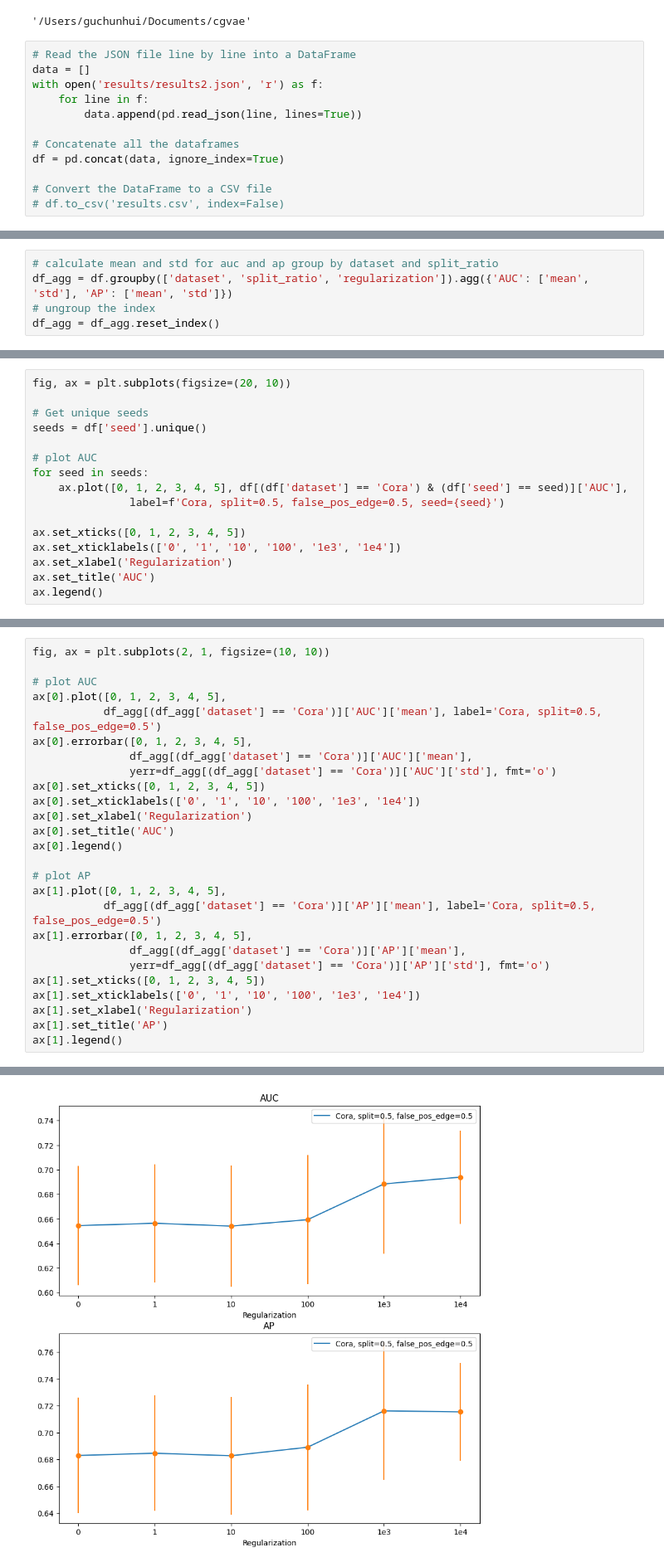
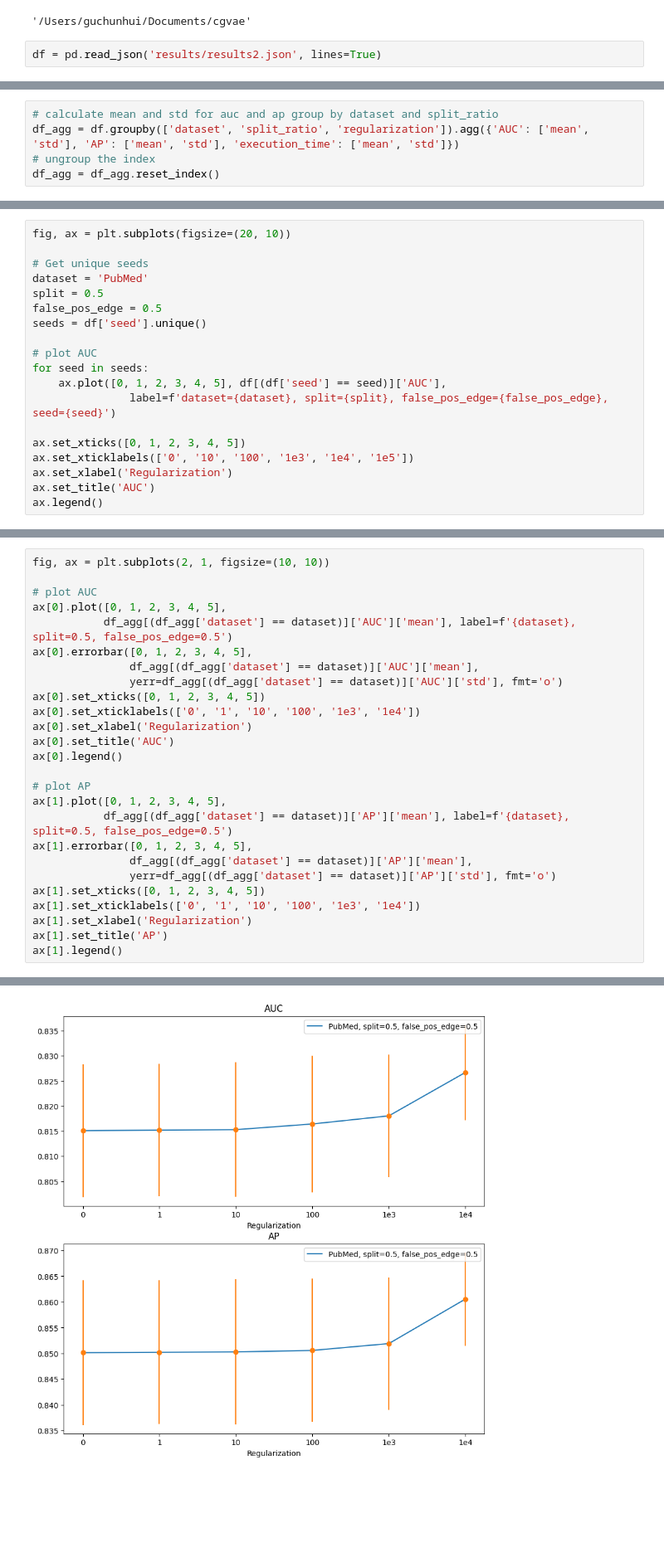
Before and after one commit to FDUguchunhui/latent-space-constraint-GNN, a Jupyter notebook: notebook/analysis/aggregation.ipynb, the cells around one changed output, grey strips where cells are left out. Shown at 83% size. Cells and saved outputs as stored; diff of their text form; blank space fills up the shorter version.

```diff
--- a/notebook/analysis/aggregation.ipynb
+++ b/notebook/analysis/aggregation.ipynb
@@ -10,18 +10,8 @@ import matplotlib.pyplot as plt
 # %% [output]
 /Users/guchunhui/Documents/cgvae
 '/Users/guchunhui/Documents/cgvae'
-# %%
-# Read the JSON file line by line into a DataFrame
-data = []
-with open('results/results2.json', 'r') as f:
-    for line in f:
-        data.append(pd.read_json(line, lines=True))
-
-# Concatenate all the dataframes
-df = pd.concat(data, ignore_index=True)
-
-# Convert the DataFrame to a CSV file
-# df.to_csv('results.csv', index=False)
+# %%
+df = pd.read_json('results/results2.json', lines=True)
 # %%
 df
 
@@ -48,6 +38,6 @@ df
 # %%
 # calculate mean and std for auc and ap group by dataset and split_ratio
-df_agg = df.groupby(['dataset', 'split_ratio', 'regularization']).agg({'AUC': ['mean', 'std'], 'AP': ['mean', 'std']})
+df_agg = df.groupby(['dataset', 'split_ratio', 'regularization']).agg({'AUC': ['mean', 'std'], 'AP': ['mean', 'std'], 'execution_time': ['mean', 'std']})
 # ungroup the index
 df_agg = df_agg.reset_index()
 # %%
@@ -67,15 +57,18 @@ df_agg[df_agg['dataset'] == 'Cora'].sort_values(by=['split_ratio', 'regularizati
 fig, ax = plt.subplots(figsize=(20, 10))
 
 # Get unique seeds
+dataset = 'PubMed'
+split = 0.5
+false_pos_edge = 0.5
 seeds = df['seed'].unique()
 
 # plot AUC
 for seed in seeds:
-    ax.plot([0, 1, 2, 3, 4, 5], df[(df['dataset'] == 'Cora') & (df['seed'] == seed)]['AUC'],
-               label=f'Cora, split=0.5, false_pos_edge=0.5, seed={seed}')
+    ax.plot([0, 1, 2, 3, 4, 5], df[(df['seed'] == seed)]['AUC'],
+               label=f'dataset={dataset}, split={split}, false_pos_edge={false_pos_edge}, seed={seed}')
 
 ax.set_xticks([0, 1, 2, 3, 4, 5])
-ax.set_xticklabels(['0', '1', '10', '100', '1e3', '1e4'])
+ax.set_xticklabels(['0', '10', '100', '1e3', '1e4', '1e5'])
 ax.set_xlabel('Regularization')
 ax.set_title('AUC')
 ax.legend()
@@ -85,29 +78,29 @@ ax.legend()
 # %%
 fig, ax = plt.subplots(2, 1, figsize=(10, 10))
 
 # plot AUC
 ax[0].plot([0, 1, 2, 3, 4, 5],
-           df_agg[(df_agg['dataset'] == 'Cora')]['AUC']['mean'], label='Cora, split=0.5, false_pos_edge=0.5')
+           df_agg[(df_agg['dataset'] == dataset)]['AUC']['mean'], label=f'{dataset}, split=0.5, false_pos_edge=0.5')
 ax[0].errorbar([0, 1, 2, 3, 4, 5],
-               df_agg[(df_agg['dataset'] == 'Cora')]['AUC']['mean'],
-               yerr=df_agg[(df_agg['dataset'] == 'Cora')]['AUC']['std'], fmt='o')
+               df_agg[(df_agg['dataset'] == dataset)]['AUC']['mean'],
+               yerr=df_agg[(df_agg['dataset'] == dataset)]['AUC']['std'], fmt='o')
 ax[0].set_xticks([0, 1, 2, 3, 4, 5])
 ax[0].set_xticklabels(['0', '1', '10', '100', '1e3', '1e4'])
 ax[0].set_xlabel('Regularization')
 ax[0].set_title('AUC')
 ax[0].legend()
 
 # plot AP
 ax[1].plot([0, 1, 2, 3, 4, 5],
-           df_agg[(df_agg['dataset'] == 'Cora')]['AP']['mean'], label='Cora, split=0.5, false_pos_edge=0.5')
+           df_agg[(df_agg['dataset'] == dataset)]['AP']['mean'], label=f'{dataset}, split=0.5, false_pos_edge=0.5')
 ax[1].errorbar([0, 1, 2, 3, 4, 5],
-               df_agg[(df_agg['dataset'] == 'Cora')]['AP']['mean'],
-               yerr=df_agg[(df_agg['dataset'] == 'Cora')]['AP']['std'], fmt='o')
+               df_agg[(df_agg['dataset'] == dataset)]['AP']['mean'],
+               yerr=df_agg[(df_agg['dataset'] == dataset)]['AP']['std'], fmt='o')
 ax[1].set_xticks([0, 1, 2, 3, 4, 5])
 ax[1].set_xticklabels(['0', '1', '10', '100', '1e3', '1e4'])
 ax[1].set_xlabel('Regularization')
 ax[1].set_title('AP')
 ax[1].legend()
 # %% [output]
 <matplotlib.legend.Legend at 0x...>
-[figure, old version]
+[figure, new version]
```
Also changed, not shown: parts of 6 cells of this notebook, 4 other files.
